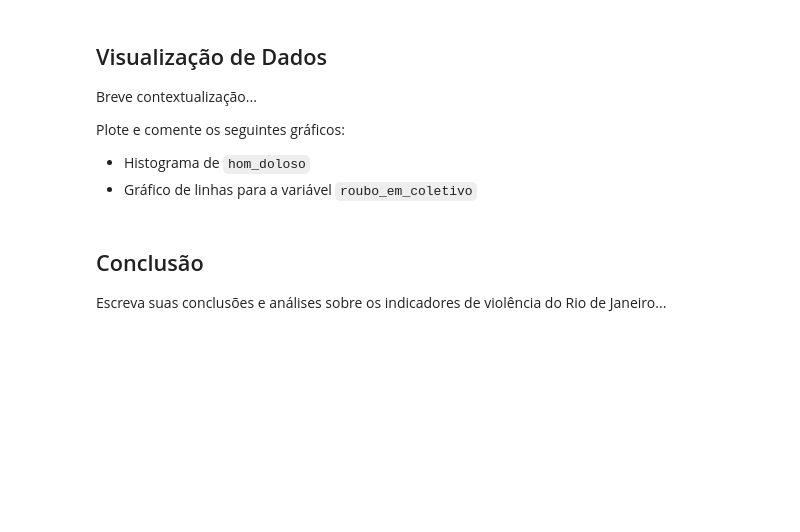
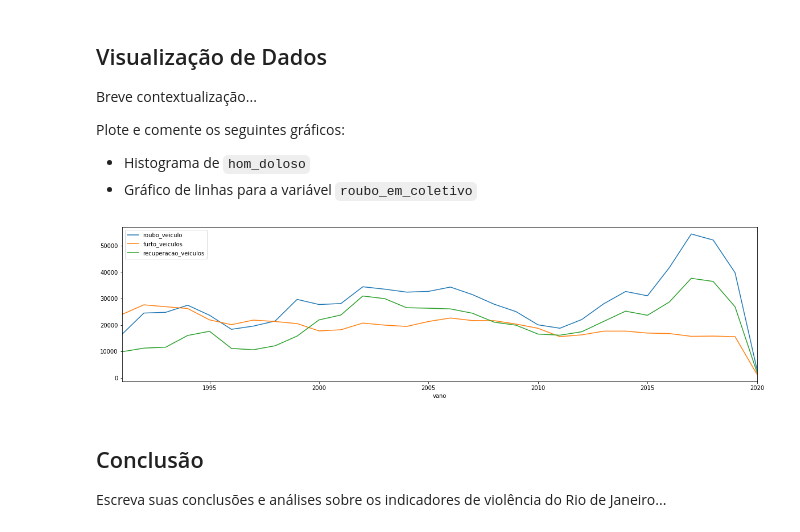
Before and after one commit to DouglasFrancoDS/Data_Sciense, a Jupyter notebook: PROJETO_Analisando_a_Violência_no_Rio_de_Janeirob.ipynb, the cells around one changed output. Saved outputs shown, nothing was run; the diff lists cells and outputs as text; code cells hidden in the pictures; blank space fills up the shorter version.

```diff
--- a/PROJETO_Analisando_a_Violência_no_Rio_de_Janeirob.ipynb
+++ b/PROJETO_Analisando_a_Violência_no_Rio_de_Janeirob.ipynb
@@ -214,6 +195,10 @@ Plote e comente os seguintes gráficos:
 
 * Histograma de `hom_doloso`
 * Gráfico de linhas para a variável `roubo_em_coletivo`
+# %%
+newdf2.plot(figsize=(20,5));
+# %% [output]
+[figure, added]
 # %% [markdown]
 ## Conclusão
 
```
Also changed, not shown: parts of 2 cells of this notebook.
